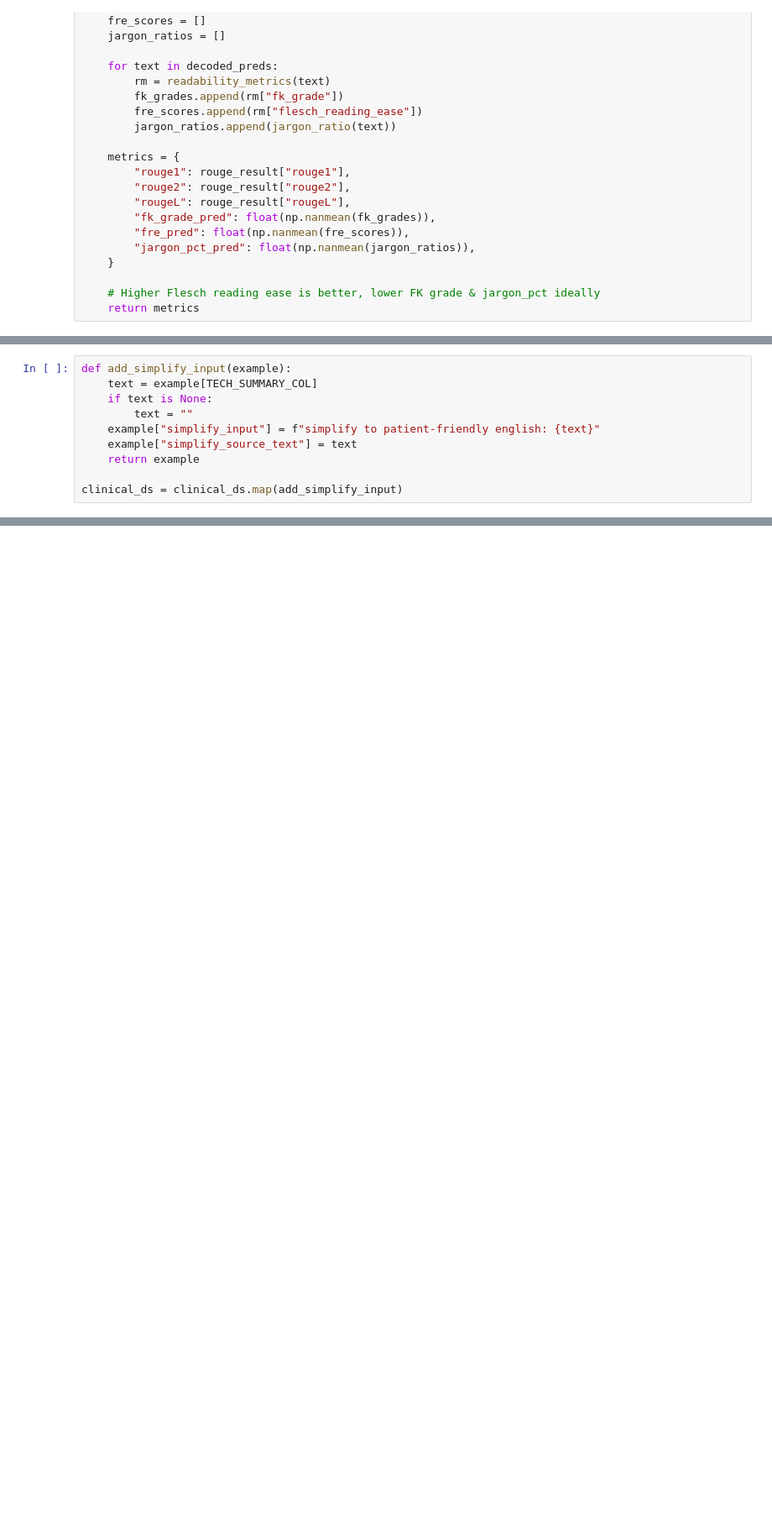
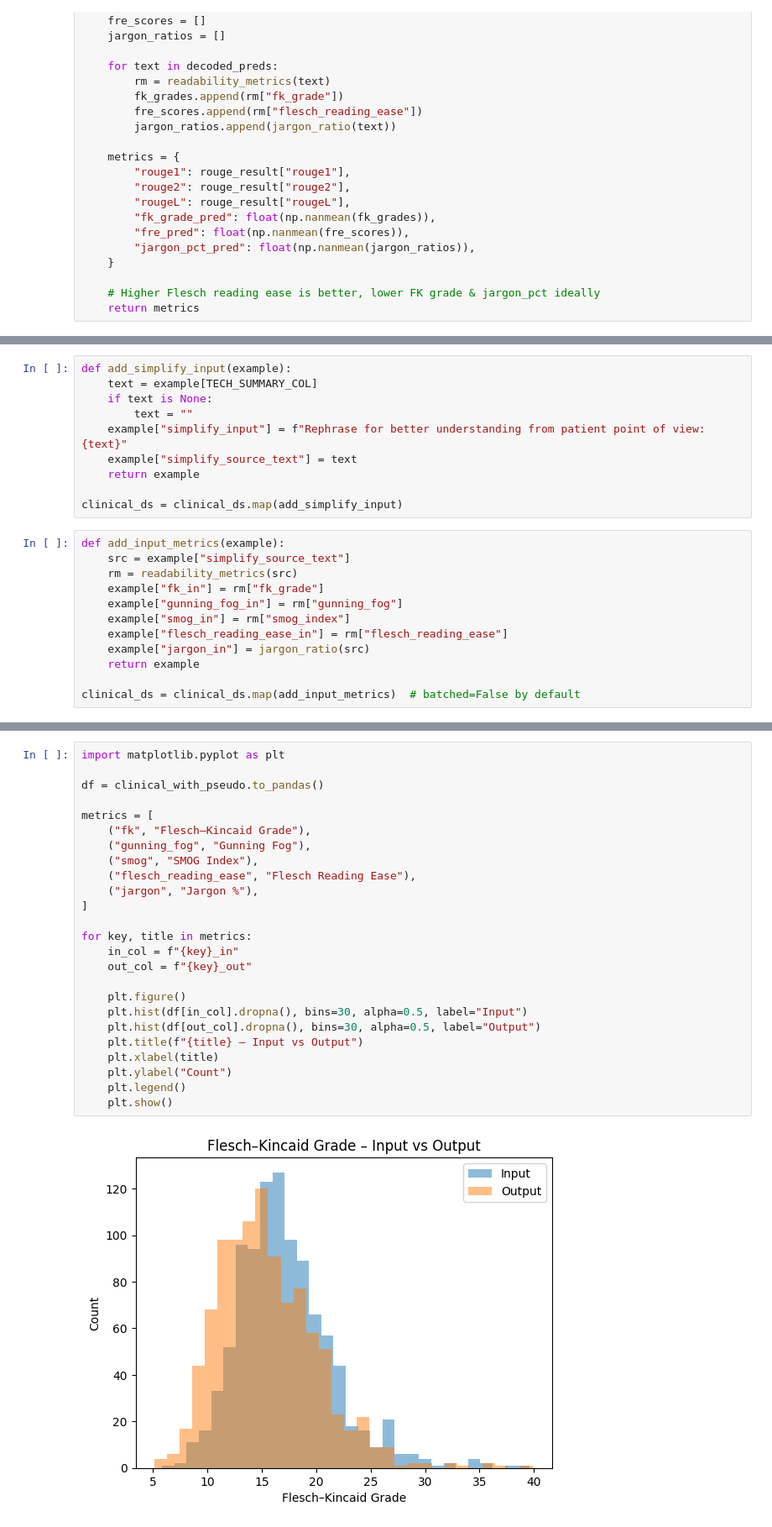
Before and after one commit to au-nlp/project-milestone-p2-group20, a Jupyter notebook: simplification-model.ipynb, the cells around one changed output, grey strips where cells are left out. Shown at 84% size. Drawn from its saved outputs; the diff is of its cells as text; blank space fills up the shorter version.

```diff
--- a/simplification-model.ipynb
+++ b/simplification-model.ipynb
@@ -255,9 +396,21 @@ def add_simplify_input(example):
     text = example[TECH_SUMMARY_COL]
     if text is None:
         text = ""
-    example["simplify_input"] = f"simplify to patient-friendly english: {text}"
+    example["simplify_input"] = f"Rephrase for better understanding from patient point of view: {text}"
     example["simplify_source_text"] = text
     return example
 
 clinical_ds = clinical_ds.map(add_simplify_input)
+# %%
+def add_input_metrics(example):
+    src = example["simplify_source_text"]
+    rm = readability_metrics(src)
+    example["fk_in"] = rm["fk_grade"]
+    example["gunning_fog_in"] = rm["gunning_fog"]
+    example["smog_in"] = rm["smog_index"]
+    example["flesch_reading_ease_in"] = rm["flesch_reading_ease"]
+    example["jargon_in"] = jargon_ratio(src)
+    return example
+
+clinical_ds = clinical_ds.map(add_input_metrics)  # batched=False by default
 # %%
@@ -334,0 +505,27 @@ clinical_with_pseudo = clinical_ds.map(
+# %%
+import matplotlib.pyplot as plt
+
+df = clinical_with_pseudo.to_pandas()
+
+metrics = [
+    ("fk", "Flesch–Kincaid Grade"),
+    ("gunning_fog", "Gunning Fog"),
+    ("smog", "SMOG Index"),
+    ("flesch_reading_ease", "Flesch Reading Ease"),
+    ("jargon", "Jargon %"),
+]
+
+for key, title in metrics:
+    in_col = f"{key}_in"
+    out_col = f"{key}_out"
+
+    plt.figure()
+    plt.hist(df[in_col].dropna(), bins=30, alpha=0.5, label="Input")
+    plt.hist(df[out_col].dropna(), bins=30, alpha=0.5, label="Output")
+    plt.title(f"{title} – Input vs Output")
+    plt.xlabel(title)
+    plt.ylabel("Count")
+    plt.legend()
+    plt.show()
+# %% [output]
+[figure, added]
```
Also changed, not shown: parts of 17 cells of this notebook, 1 other file.
